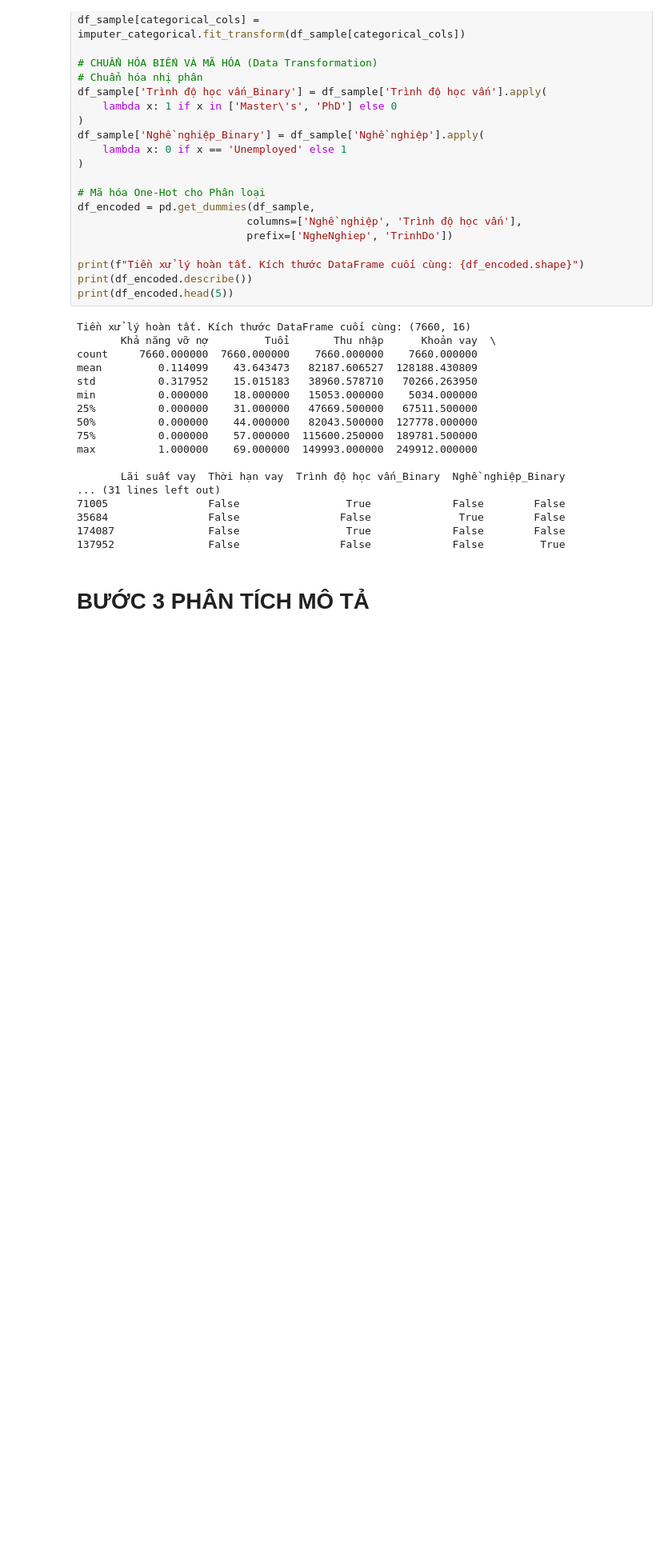
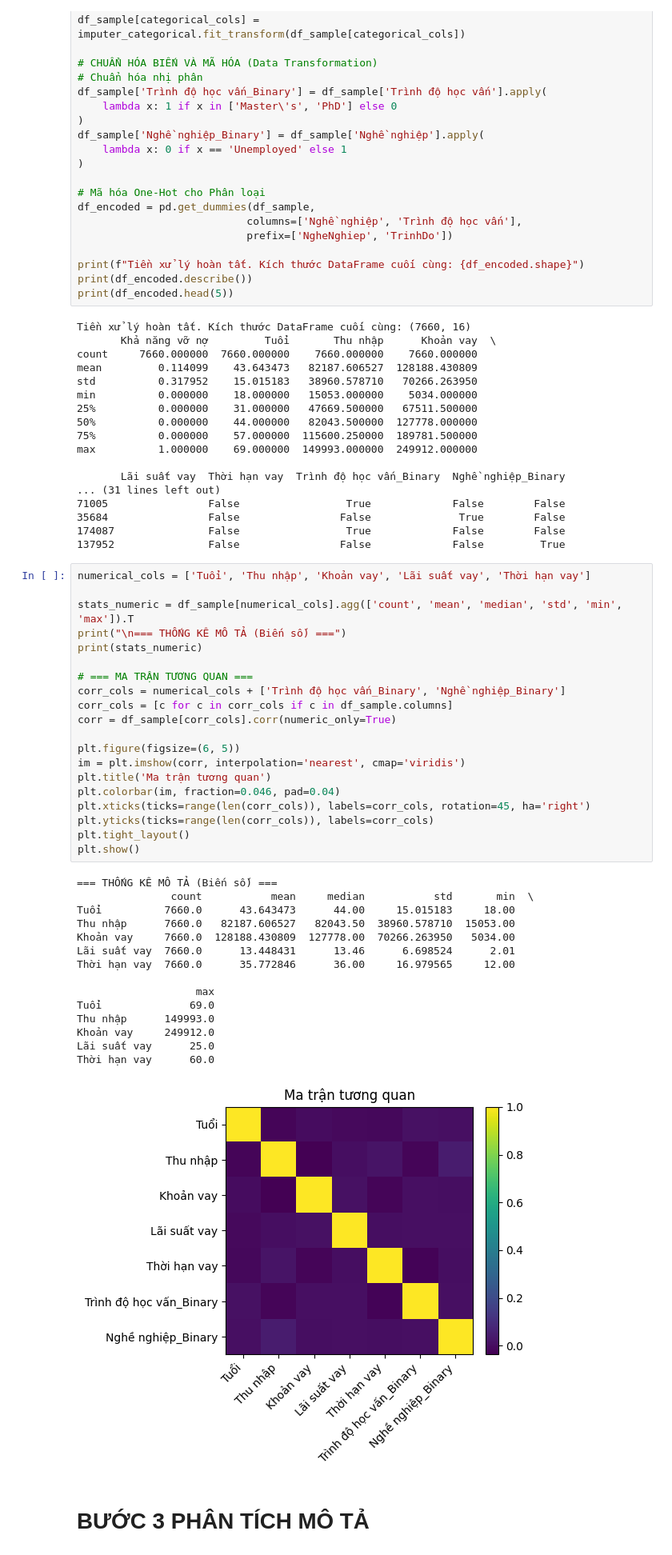
Before and after one commit to ltklinh1610/KTLT-ECO-GROUP, a Jupyter notebook: Cuối Kì/CuoiKi.ipynb, the cells around one changed output. Shown: that part at 80% size. Drawn from its saved outputs; the diff is of its cells as text; blank space fills up the shorter version.

Commit message:
update thống kê mô tả

```diff
--- a/Cuối Kì/CuoiKi.ipynb
+++ b/Cuối Kì/CuoiKi.ipynb
@@ -106,6 +106,42 @@ max          1.000000    69.000000  149993.000000  249912.000000
 35684                False                False              True        False
 174087               False                 True             False        False
 137952               False                False             False         True
+# %%
+numerical_cols = ['Tuổi', 'Thu nhập', 'Khoản vay', 'Lãi suất vay', 'Thời hạn vay']
+
+stats_numeric = df_sample[numerical_cols].agg(['count', 'mean', 'median', 'std', 'min', 'max']).T
+print("\n=== THỐNG KÊ MÔ TẢ (Biến số) ===")
+print(stats_numeric)
+
+# === MA TRẬN TƯƠNG QUAN ===
+corr_cols = numerical_cols + ['Trình độ học vấn_Binary', 'Nghề nghiệp_Binary']
+corr_cols = [c for c in corr_cols if c in df_sample.columns]
+corr = df_sample[corr_cols].corr(numeric_only=True)
+
+plt.figure(figsize=(6, 5))
+im = plt.imshow(corr, interpolation='nearest', cmap='viridis')
+plt.title('Ma trận tương quan')
+plt.colorbar(im, fraction=0.046, pad=0.04)
+plt.xticks(ticks=range(len(corr_cols)), labels=corr_cols, rotation=45, ha='right')
+plt.yticks(ticks=range(len(corr_cols)), labels=corr_cols)
+plt.tight_layout()
+plt.show()
+# %% [output]
+=== THỐNG KÊ MÔ TẢ (Biến số) ===
+               count           mean     median           std       min  \
+Tuổi          7660.0      43.643473      44.00     15.015183     18.00
+Thu nhập      7660.0   82187.606527   82043.50  38960.578710  15053.00
+Khoản vay     7660.0  128188.430809  127778.00  70266.263950   5034.00
+Lãi suất vay  7660.0      13.448431      13.46      6.698524      2.01
+Thời hạn vay  7660.0      35.772846      36.00     16.979565     12.00
+
+                   max
+Tuổi              69.0
+Thu nhập      149993.0
+Khoản vay     249912.0
+Lãi suất vay      25.0
+Thời hạn vay      60.0
+[figure, added]
 # %% [markdown]
 # BƯỚC 3 PHÂN TÍCH MÔ TẢ
 # %%
```
